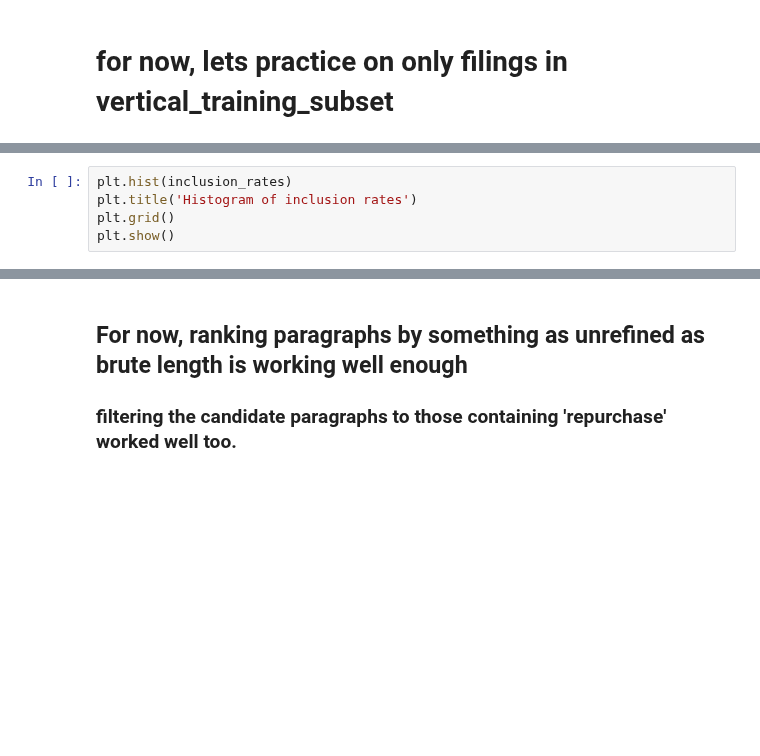
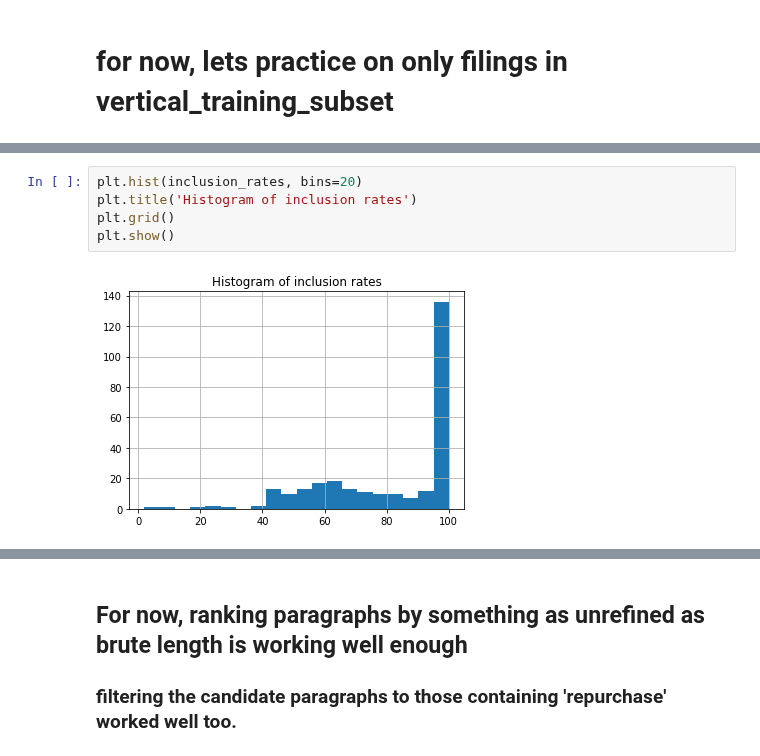
Before and after one commit to suhasinipallai/New_constructs, a Jupyter notebook: vertical-pipeline.ipynb, the cells around one changed output, grey strips where cells are left out. Saved outputs shown, nothing was run; the diff lists cells and outputs as text; blank space fills up the shorter version.

```diff
--- a/vertical-pipeline.ipynb
+++ b/vertical-pipeline.ipynb
@@ -304,8 +314,10 @@ print(inclusion_rates)
 # %%
-plt.hist(inclusion_rates)
+plt.hist(inclusion_rates, bins=20)
 plt.title('Histogram of inclusion rates')
 plt.grid()
 plt.show()
+# %% [output]
+[figure, added]
 # %%
 # mean inclusion rate
 np.mean(np.array(inclusion_rates))
```
Also changed, not shown: parts of 8 cells of this notebook.
